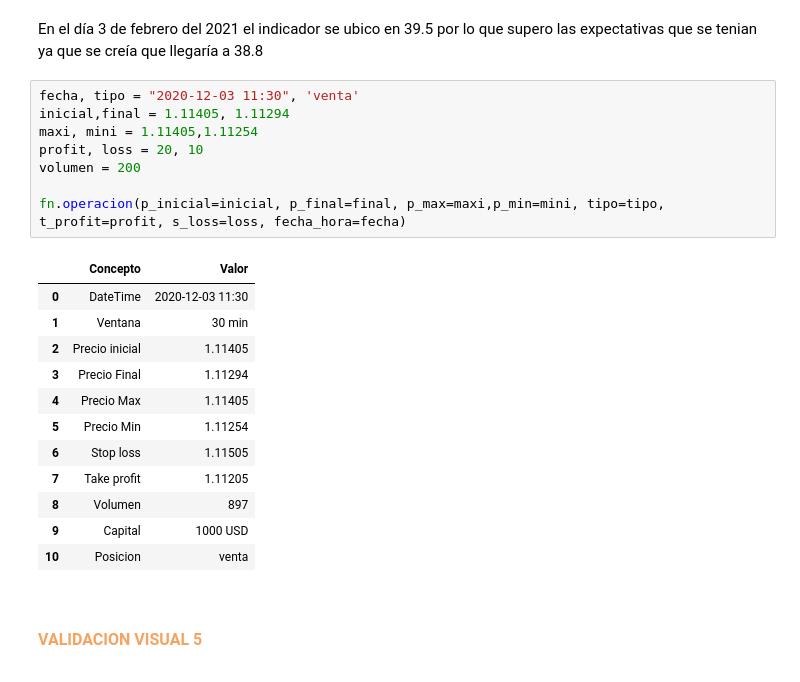
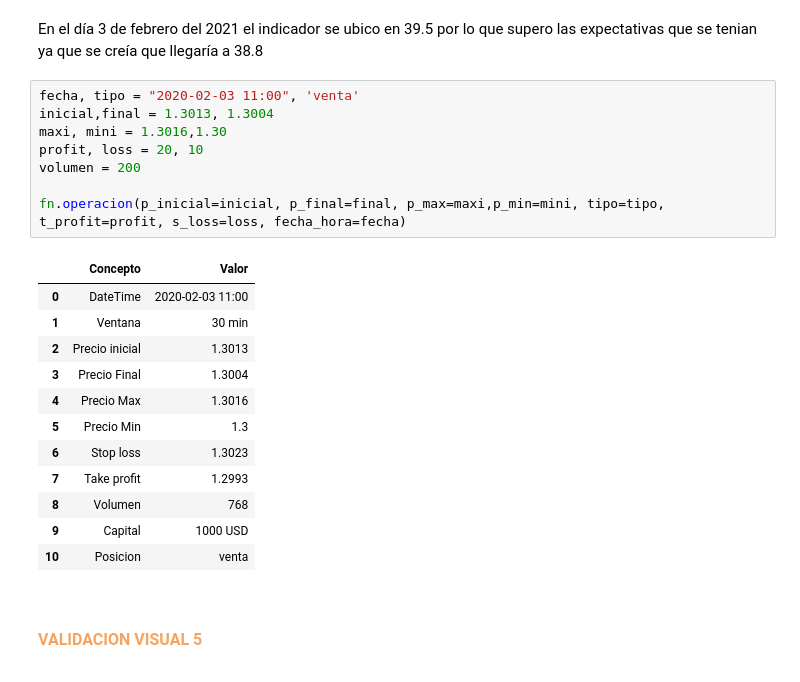
Before and after one commit to Sofiagarciaif/MyST_Proyecto_Final, a Jupyter notebook: notebook.ipynb, the cells around one changed output. Cells and saved outputs as stored; diff of their text form.

```diff
--- a/notebook.ipynb
+++ b/notebook.ipynb
@@ -250,24 +244,24 @@ PMI_EJ4
 # %% [markdown]
 En el día 3 de febrero del 2021 el indicador se ubico en 39.5 por lo que supero las expectativas que se tenian ya que se creía que llegaría a 38.8
 # %%
-fecha, tipo = "2020-12-03 11:30", 'venta'
-inicial,final = 1.11405, 1.11294
-maxi, mini = 1.11405,1.11254
+fecha, tipo = "2020-02-03 11:00", 'venta'
+inicial,final = 1.3013, 1.3004
+maxi, mini = 1.3016,1.30
 profit, loss = 20, 10
 volumen = 200
 
 fn.operacion(p_inicial=inicial, p_final=final, p_max=maxi,p_min=mini, tipo=tipo, t_profit=profit, s_loss=loss, fecha_hora=fecha)
 # %% [output]
 |  | Concepto | Valor |
-| 0 | DateTime | 2020-12-03 11:30 |
+| 0 | DateTime | 2020-02-03 11:00 |
 | 1 | Ventana | 30 min |
-| 2 | Precio inicial | 1.11405 |
-| 3 | Precio Final | 1.11294 |
-| 4 | Precio Max | 1.11405 |
-| 5 | Precio Min | 1.11254 |
-| 6 | Stop loss | 1.11505 |
-| 7 | Take profit | 1.11205 |
-| 8 | Volumen | 897 |
+| 2 | Precio inicial | 1.3013 |
+| 3 | Precio Final | 1.3004 |
+| 4 | Precio Max | 1.3016 |
+| 5 | Precio Min | 1.3 |
+| 6 | Stop loss | 1.3023 |
+| 7 | Take profit | 1.2993 |
+| 8 | Volumen | 768 |
 | 9 | Capital | 1000 USD |
 | 10 | Posicion | venta |
 # %% [markdown]
```
Also changed, not shown: parts of 6 cells of this notebook.
